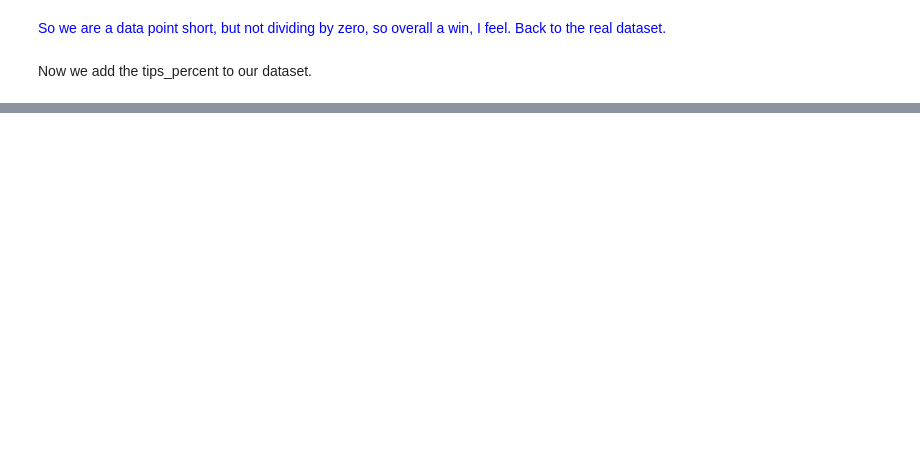
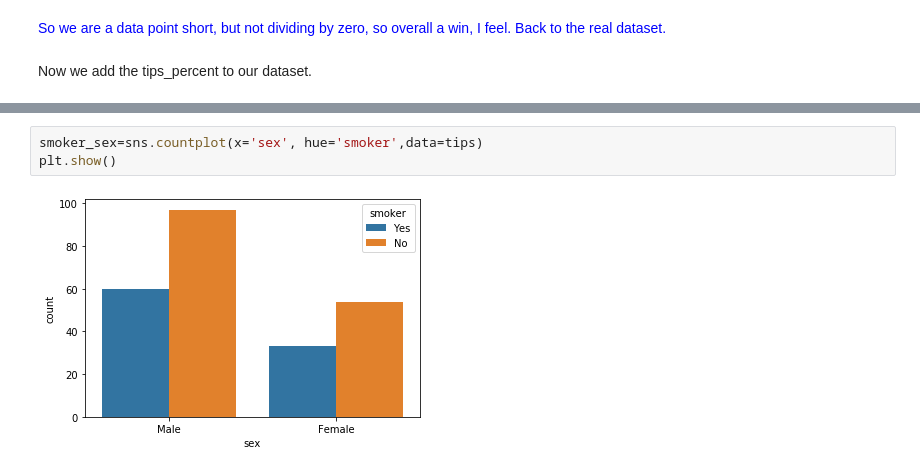
Before and after one commit to HFintan/HDip-FunDatAnalytics, a Jupyter notebook: fda_assignment.ipynb, the cells around one changed output, grey strips where cells are left out. Cells and saved outputs as stored; diff of their text form; blank space fills up the shorter version.

```diff
--- a/fda_assignment.ipynb
+++ b/fda_assignment.ipynb
@@ -162,0 +149,5 @@ None of these counts is tremendously exciting on its own, so we return to the mo
+# %%
+smoker_sex=sns.countplot(x='sex', hue='smoker',data=tips)
+plt.show()
+# %% [output]
+[figure, added]
```
Also changed, not shown: parts of 18 cells of this notebook, 2 other files.
